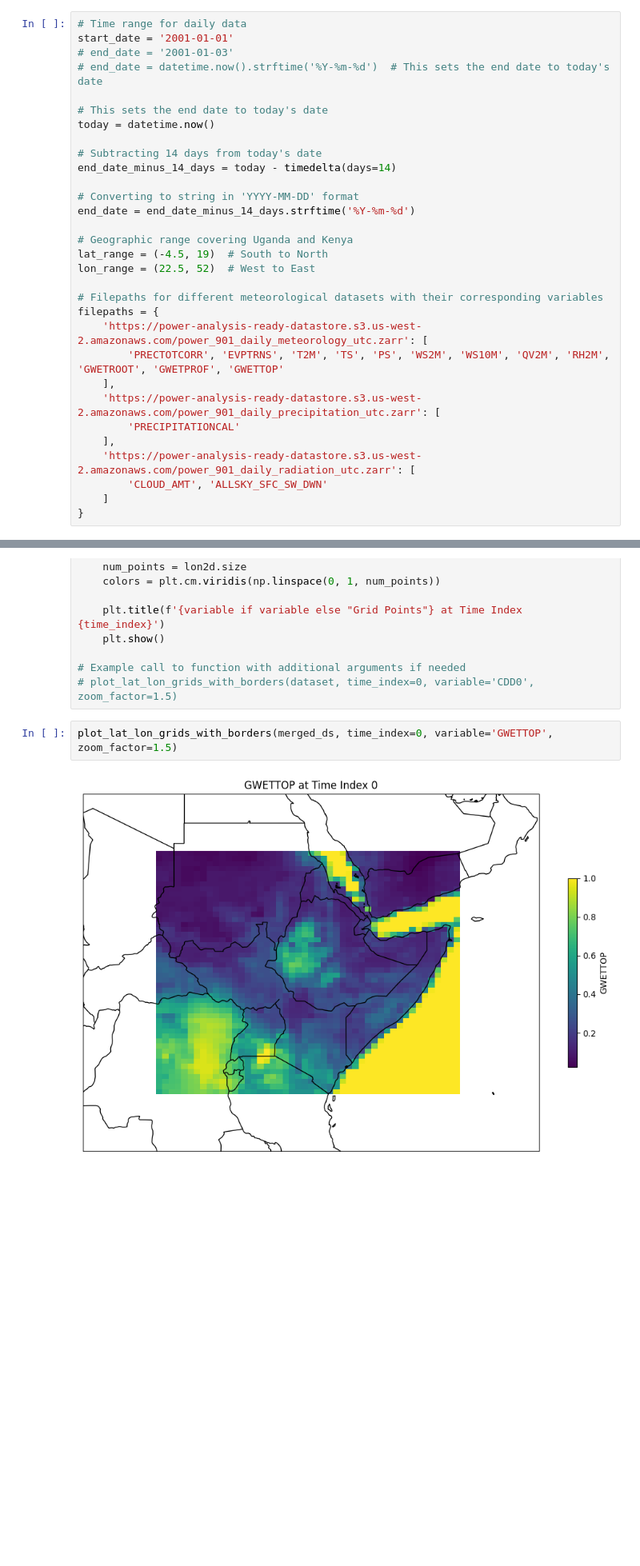
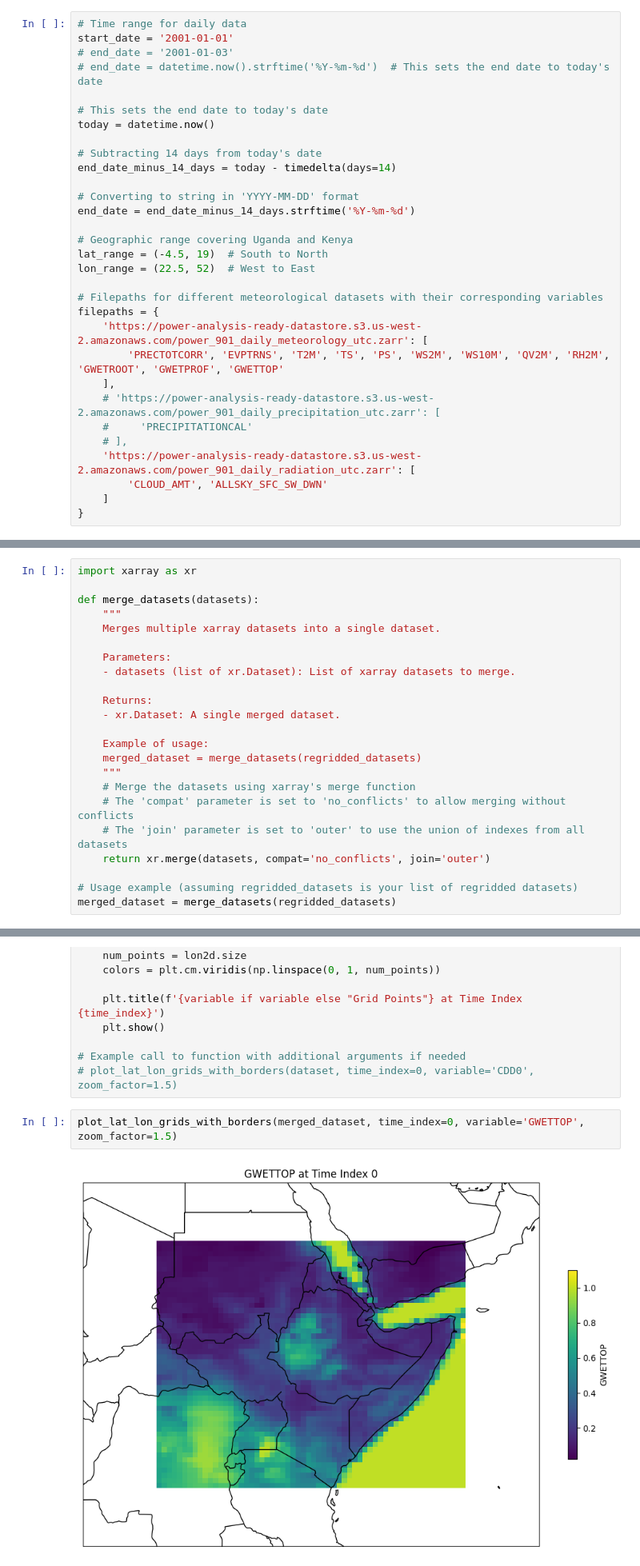
Before and after one commit to AdamPrzychodniPrivate/soil-water-forecasting, a Jupyter notebook: ml-modeling-pipeline/notebooks/1. data_collection.ipynb, the cells around one changed output, grey strips where cells are left out. Shown at 80% size. Cells and saved outputs as stored; diff of their text form; blank space fills up the shorter version.

```diff
--- a/ml-modeling-pipeline/notebooks/1. data_collection.ipynb
+++ b/ml-modeling-pipeline/notebooks/1. data_collection.ipynb
@@ -52,9 +52,9 @@ filepaths = {
     'https://power-analysis-ready-datastore.s3.us-west-2.amazonaws.com/power_901_daily_meteorology_utc.zarr': [
         'PRECTOTCORR', 'EVPTRNS', 'T2M', 'TS', 'PS', 'WS2M', 'WS10M', 'QV2M', 'RH2M', 'GWETROOT', 'GWETPROF', 'GWETTOP'
     ],
-    'https://power-analysis-ready-datastore.s3.us-west-2.amazonaws.com/power_901_daily_precipitation_utc.zarr': [
-        'PRECIPITATIONCAL'
-    ],
+    # 'https://power-analysis-ready-datastore.s3.us-west-2.amazonaws.com/power_901_daily_precipitation_utc.zarr': [
+    #     'PRECIPITATIONCAL'
+    # ],
     'https://power-analysis-ready-datastore.s3.us-west-2.amazonaws.com/power_901_daily_radiation_utc.zarr': [
         'CLOUD_AMT', 'ALLSKY_SFC_SW_DWN'
     ]
@@ -221,0 +189,23 @@ Data variables: (12/15)
+# %%
+import xarray as xr
+
+def merge_datasets(datasets):
+    """
+    Merges multiple xarray datasets into a single dataset.
+
+    Parameters:
+    - datasets (list of xr.Dataset): List of xarray datasets to merge.
+
+    Returns:
+    - xr.Dataset: A single merged dataset.
+
+    Example of usage:
+    merged_dataset = merge_datasets(regridded_datasets)
+    """
+    # Merge the datasets using xarray's merge function
+    # The 'compat' parameter is set to 'no_conflicts' to allow merging without conflicts
+    # The 'join' parameter is set to 'outer' to use the union of indexes from all datasets
+    return xr.merge(datasets, compat='no_conflicts', join='outer')
+
+# Usage example (assuming regridded_datasets is your list of regridded datasets)
+merged_dataset = merge_datasets(regridded_datasets)
@@ -277,7 +290,7 @@ def plot_lat_lon_grids_with_borders(ds, time_index=0, variable=None, zoom_factor
 # Example call to function with additional arguments if needed
 # plot_lat_lon_grids_with_borders(dataset, time_index=0, variable='CDD0', zoom_factor=1.5)
 # %%
-plot_lat_lon_grids_with_borders(merged_ds, time_index=0, variable='GWETTOP', zoom_factor=1.5)
+plot_lat_lon_grids_with_borders(merged_dataset, time_index=0, variable='GWETTOP', zoom_factor=1.5)
 # %% [output]
-[figure, old version]
+[figure, new version]
 # %%
```
Also changed, not shown: parts of 8 cells of this notebook.
